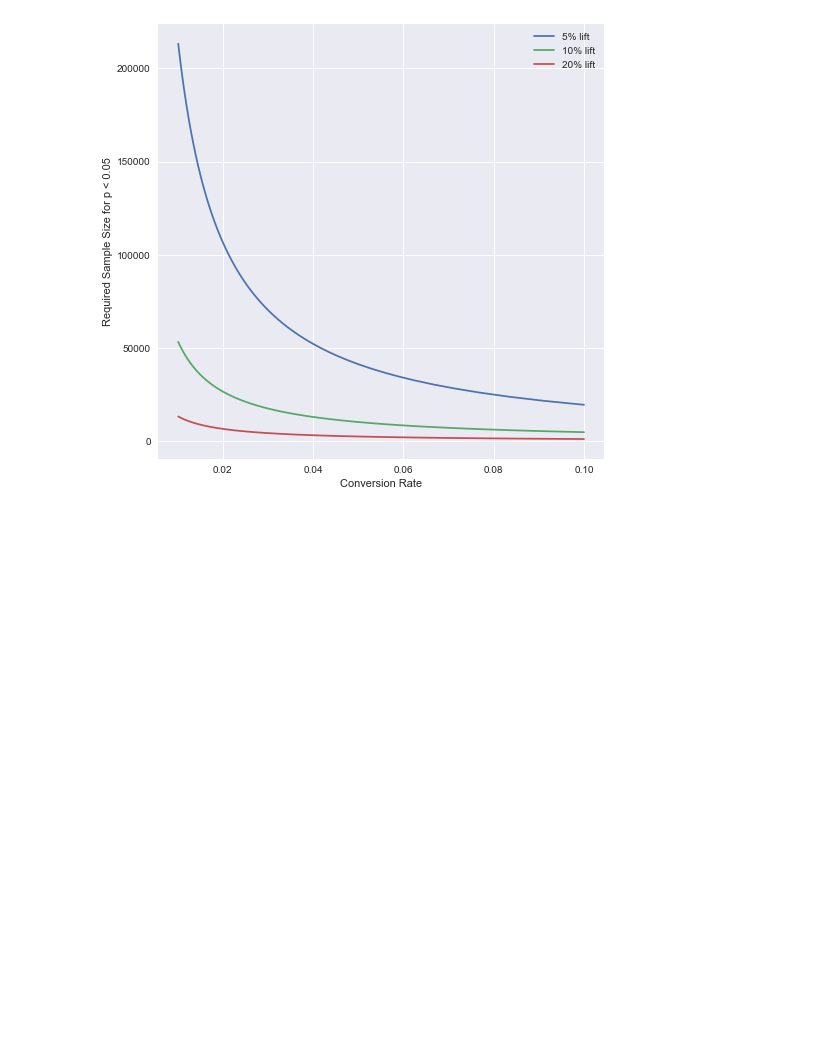
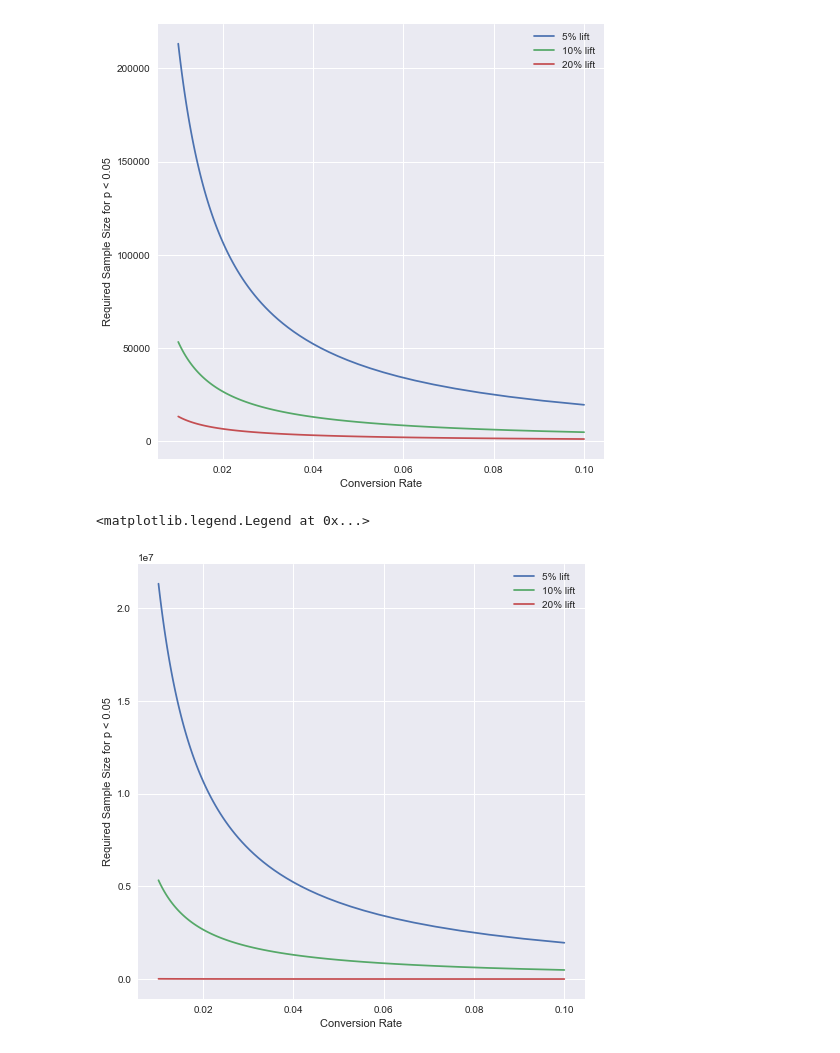
Before and after one commit to doriang102/doriang102.github.io, a Jupyter notebook: notebooks/Hypothesis Testing Experimental Design.ipynb, the cells around one changed output. Cells and saved outputs as stored; diff of their text form; code cells hidden in the pictures; blank space fills up the shorter version.

```diff
--- a/notebooks/Hypothesis Testing Experimental Design.ipynb
+++ b/notebooks/Hypothesis Testing Experimental Design.ipynb
@@ -122,3 +122,19 @@ plt.legend()
 # %% [output]
 <matplotlib.legend.Legend at 0x...>
 [figure]
+# %%
+N_vals_1 = [5.44*(p*(1-p))/((0.001*p)**2) for p in p_conv]
+N_vals_5 = [5.44*(p*(1-p))/((0.005*p)**2) for p in p_conv]
+N_vals_10 = [5.44*(p*(1-p))/((0.01*p)**2) for p in p_conv]
+#N_vals_20 = [5.44*(p*(1-p))/((0.20*p)**2) for p in p_conv]
+
+plt.figure(figsize=(8,8))
+plt.xlabel('Conversion Rate')
+plt.ylabel('Required Sample Size for p < 0.05')
+plt.plot(p_conv,N_vals_5,label='5% lift')
+plt.plot(p_conv,N_vals_10,label='10% lift')
+plt.plot(p_conv,N_vals_20,label='20% lift')
+plt.legend()
+# %% [output]
+<matplotlib.legend.Legend at 0x...>
+[figure, added]
```
Also changed, not shown: 1 other file.
